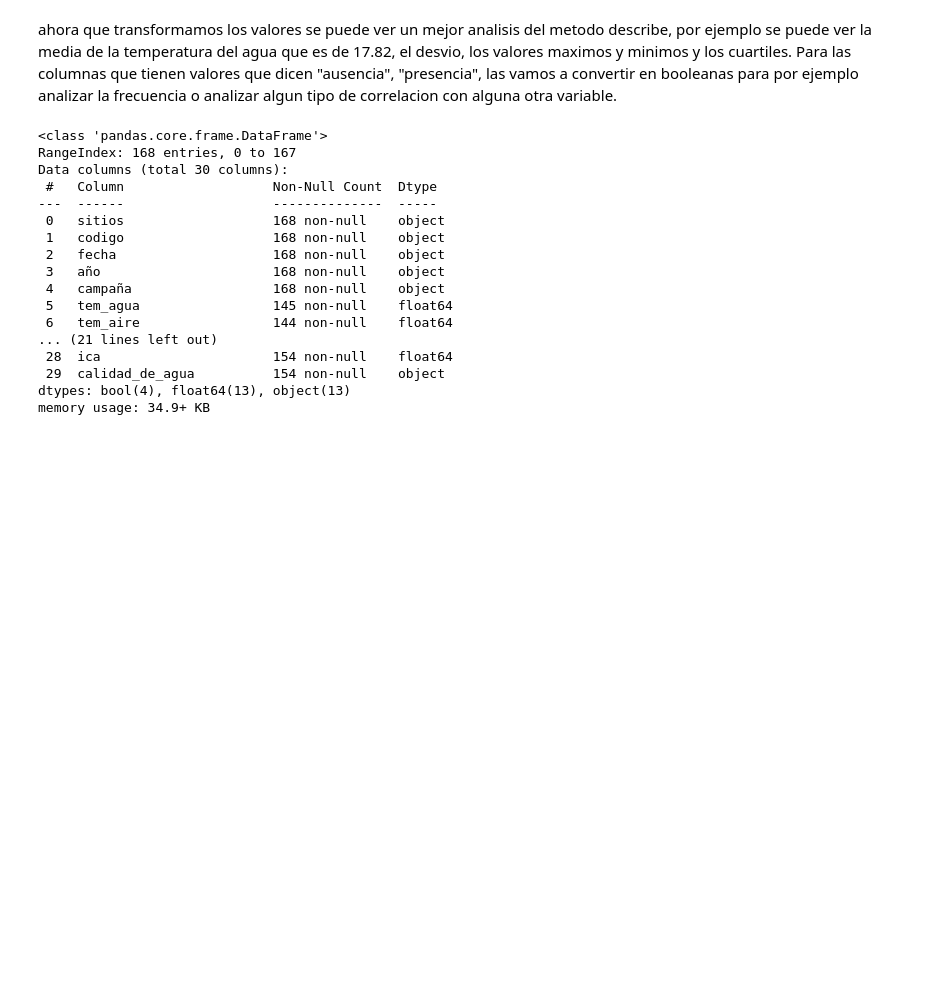
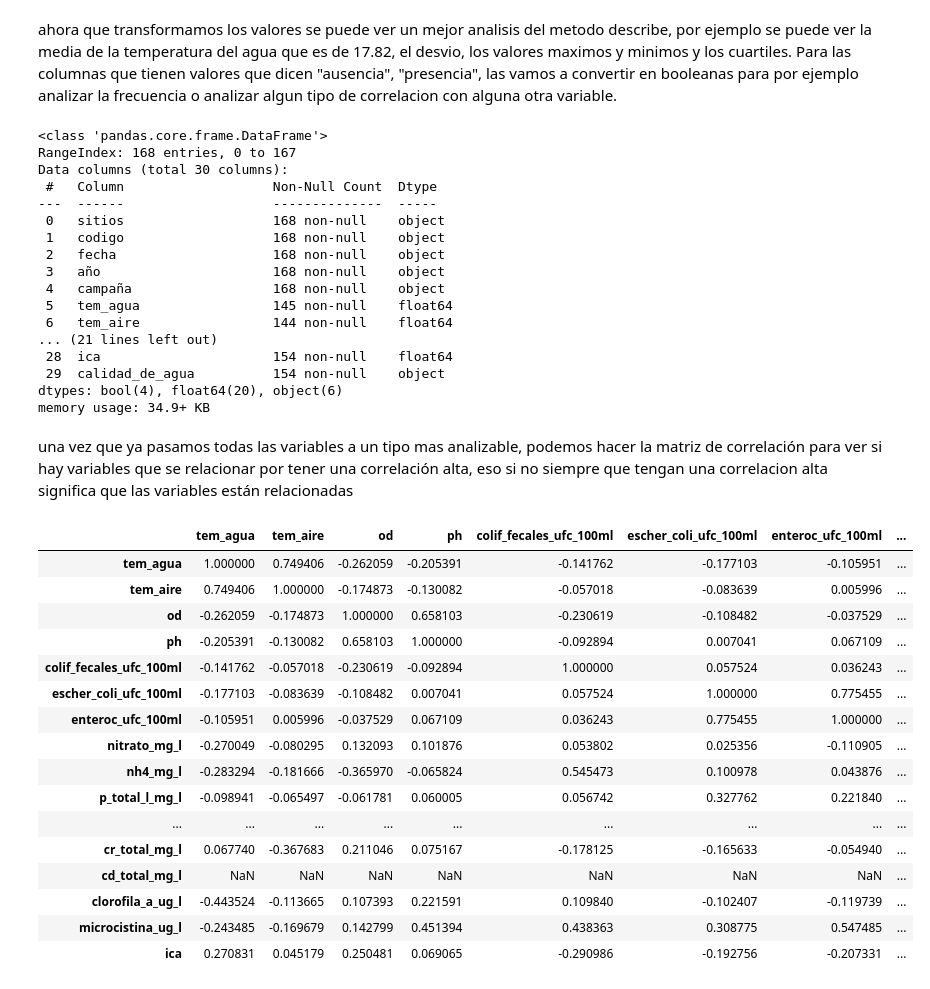
Before and after one commit to RamiroOrtiz02/PracticoEspecialGrupo14, a Jupyter notebook: codigo.ipynb, the cells around one changed output. Drawn from its saved outputs; the diff is of its cells as text; code cells hidden in the pictures; blank space fills up the shorter version.

```diff
--- a/codigo.ipynb
+++ b/codigo.ipynb
@@ -45,7 +45,9 @@ aguadataframe1= aguadataframe.replace("no se midio",pd.NA)
 aguadataframe1 = aguadataframe.replace({"<0.10": 0.10, "<0.005": 0.005, "<0.001": 0.001, "<0.15": 0.15, "<30": 30})
 columnas_numericas=['tem_agua', 'tem_aire', 'od', 'ph', 'dbo_mg_l', 'dqo_mg_l',
                       'turbiedad_ntu', 'hidr_deriv_petr_ug_l', 'cr_total_mg_l',
-                      'cd_total_mg_l', 'clorofila_a_ug_l', 'microcistina_ug_l', 'ica']
+                      'cd_total_mg_l', 'clorofila_a_ug_l', 'microcistina_ug_l', 'ica','colif_fecales_ufc_100ml', 'escher_coli_ufc_100ml',
+                      'enteroc_ufc_100ml', 'nitrato_mg_l', 'nh4_mg_l',
+                      'p_total_l_mg_l', 'fosf_ortofos_mg_l']
 aguadataframe1[columnas_numericas]=aguadataframe[columnas_numericas].apply(pd.to_numeric, errors='coerce')
 print(aguadataframe1.describe())
 # %% [output]
@@ -91,5 +93,29 @@ Data columns (total 30 columns):
 ... (21 lines left out)
  28  ica                      154 non-null    float64
  29  calidad_de_agua          154 non-null    object
-dtypes: bool(4), float64(13), object(13)
+dtypes: bool(4), float64(20), object(6)
 memory usage: 34.9+ KB
+# %% [markdown]
+una vez que ya pasamos todas las variables a un tipo mas analizable, podemos hacer la matriz de correlación para ver si hay variables que se relacionar por tener una correlación alta, eso si no siempre que tengan una correlacion alta significa que las variables están relacionadas
+# %%
+numeric_columns= aguadataframe1.select_dtypes(include=['float64','int64'])
+correlation_matrix=numeric_columns.corr()
+correlation_matrix
+# %% [output]
+|  | tem_agua | tem_aire | od | ph | colif_fecales_ufc_100ml | escher_coli_ufc_100ml | enteroc_ufc_100ml | ... |
+| tem_agua | 1.000000 | 0.749406 | -0.262059 | -0.205391 | -0.141762 | -0.177103 | -0.105951 | ... |
+| tem_aire | 0.749406 | 1.000000 | -0.174873 | -0.130082 | -0.057018 | -0.083639 | 0.005996 | ... |
+| od | -0.262059 | -0.174873 | 1.000000 | 0.658103 | -0.230619 | -0.108482 | -0.037529 | ... |
+| ph | -0.205391 | -0.130082 | 0.658103 | 1.000000 | -0.092894 | 0.007041 | 0.067109 | ... |
+| colif_fecales_ufc_100ml | -0.141762 | -0.057018 | -0.230619 | -0.092894 | 1.000000 | 0.057524 | 0.036243 | ... |
+| escher_coli_ufc_100ml | -0.177103 | -0.083639 | -0.108482 | 0.007041 | 0.057524 | 1.000000 | 0.775455 | ... |
+| enteroc_ufc_100ml | -0.105951 | 0.005996 | -0.037529 | 0.067109 | 0.036243 | 0.775455 | 1.000000 | ... |
+| nitrato_mg_l | -0.270049 | -0.080295 | 0.132093 | 0.101876 | 0.053802 | 0.025356 | -0.110905 | ... |
+| nh4_mg_l | -0.283294 | -0.181666 | -0.365970 | -0.065824 | 0.545473 | 0.100978 | 0.043876 | ... |
+| p_total_l_mg_l | -0.098941 | -0.065497 | -0.061781 | 0.060005 | 0.056742 | 0.327762 | 0.221840 | ... |
+| ... | ... | ... | ... | ... | ... | ... | ... | ... |
+| cr_total_mg_l | 0.067740 | -0.367683 | 0.211046 | 0.075167 | -0.178125 | -0.165633 | -0.054940 | ... |
+| cd_total_mg_l | NaN | NaN | NaN | NaN | NaN | NaN | NaN | ... |
+| clorofila_a_ug_l | -0.443524 | -0.113665 | 0.107393 | 0.221591 | 0.109840 | -0.102407 | -0.119739 | ... |
+| microcistina_ug_l | -0.243485 | -0.169679 | 0.142799 | 0.451394 | 0.438363 | 0.308775 | 0.547485 | ... |
+| ica | 0.270831 | 0.045179 | 0.250481 | 0.069065 | -0.290986 | -0.192756 | -0.207331 | ... |
```
Also changed, not shown: parts of 1 cell of this notebook.
